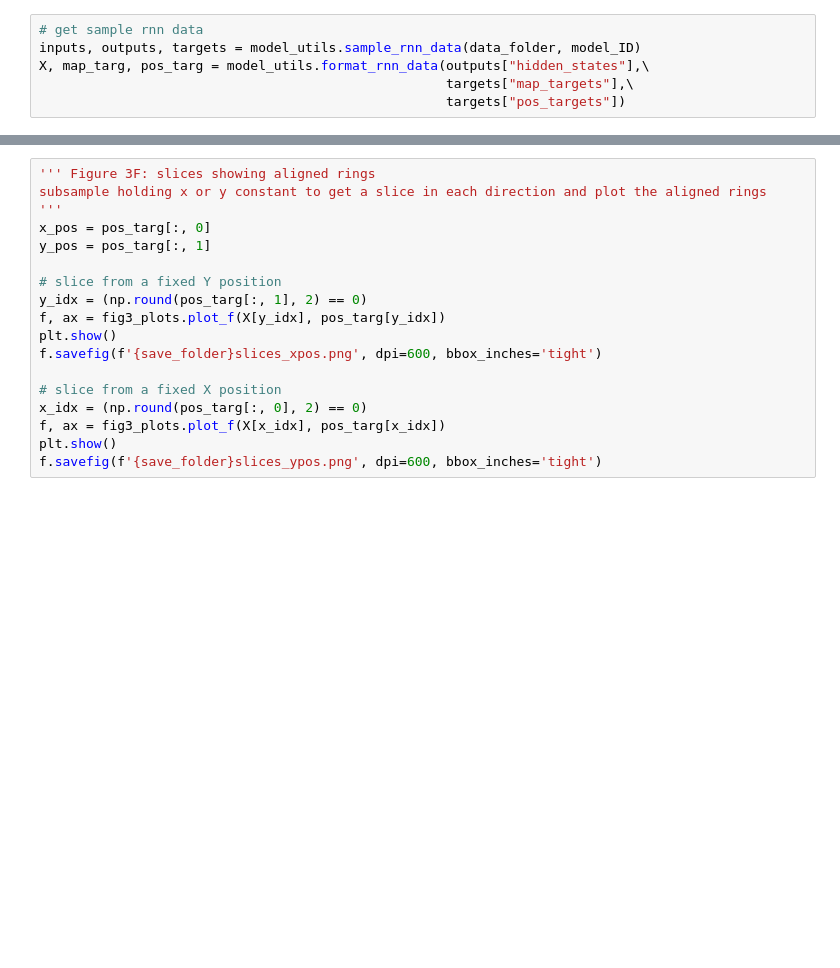
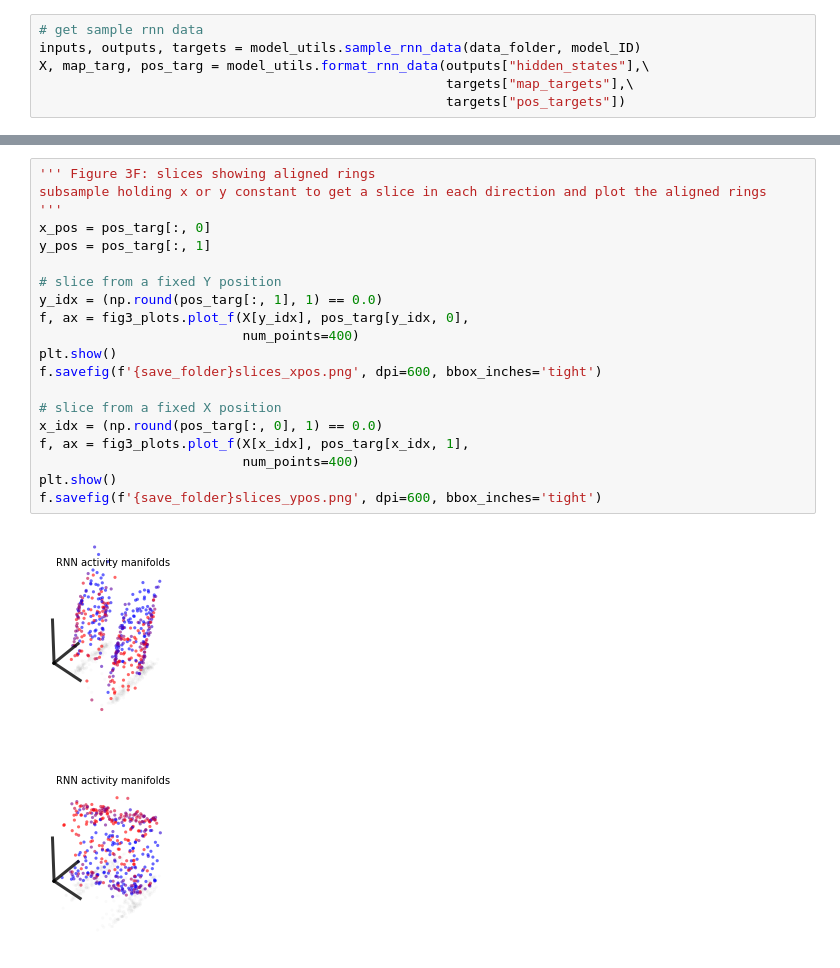
Before and after one commit to ahwillia/rnn_remapping_paper, a Jupyter notebook: fig3_2d2map/make_fig3.ipynb, the cells around one changed output, grey strips where cells are left out. Drawn from its saved outputs; the diff is of its cells as text; blank space fills up the shorter version.

```diff
--- a/fig3_2d2map/make_fig3.ipynb
+++ b/fig3_2d2map/make_fig3.ipynb
@@ -98,21 +120,26 @@ plt.show()
 # %%
 ''' Figure 3F: slices showing aligned rings
 subsample holding x or y constant to get a slice in each direction and plot the aligned rings
 '''
 x_pos = pos_targ[:, 0]
 y_pos = pos_targ[:, 1]
 
 # slice from a fixed Y position
-y_idx = (np.round(pos_targ[:, 1], 2) == 0)
-f, ax = fig3_plots.plot_f(X[y_idx], pos_targ[y_idx])
+y_idx = (np.round(pos_targ[:, 1], 1) == 0.0)
+f, ax = fig3_plots.plot_f(X[y_idx], pos_targ[y_idx, 0],
+                          num_points=400)
 plt.show()
 f.savefig(f'{save_folder}slices_xpos.png', dpi=600, bbox_inches='tight')
 
 # slice from a fixed X position
-x_idx = (np.round(pos_targ[:, 0], 2) == 0)
-f, ax = fig3_plots.plot_f(X[x_idx], pos_targ[x_idx])
+x_idx = (np.round(pos_targ[:, 0], 1) == 0.0)
+f, ax = fig3_plots.plot_f(X[x_idx], pos_targ[x_idx, 1],
+                          num_points=400)
 plt.show()
 f.savefig(f'{save_folder}slices_ypos.png', dpi=600, bbox_inches='tight')
+# %% [output]
+[figure, added]
+[figure, added]
 # %%
 ''' Figure 3g: alignment to remapping dim and position subspace '''
 f, ax = fig3_plots.plot_g(data_folder, model_IDs)
```
Also changed, not shown: parts of 8 cells of this notebook, 15 other files.
